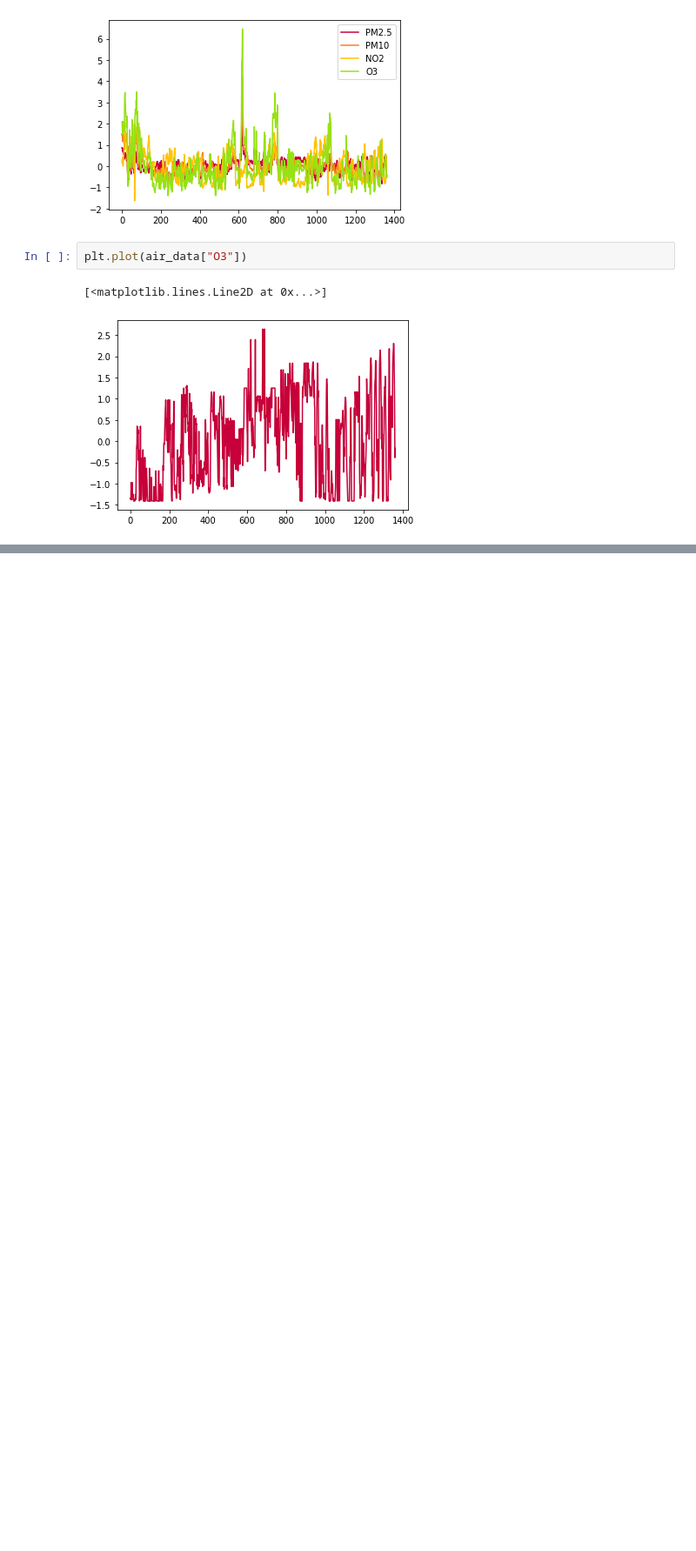
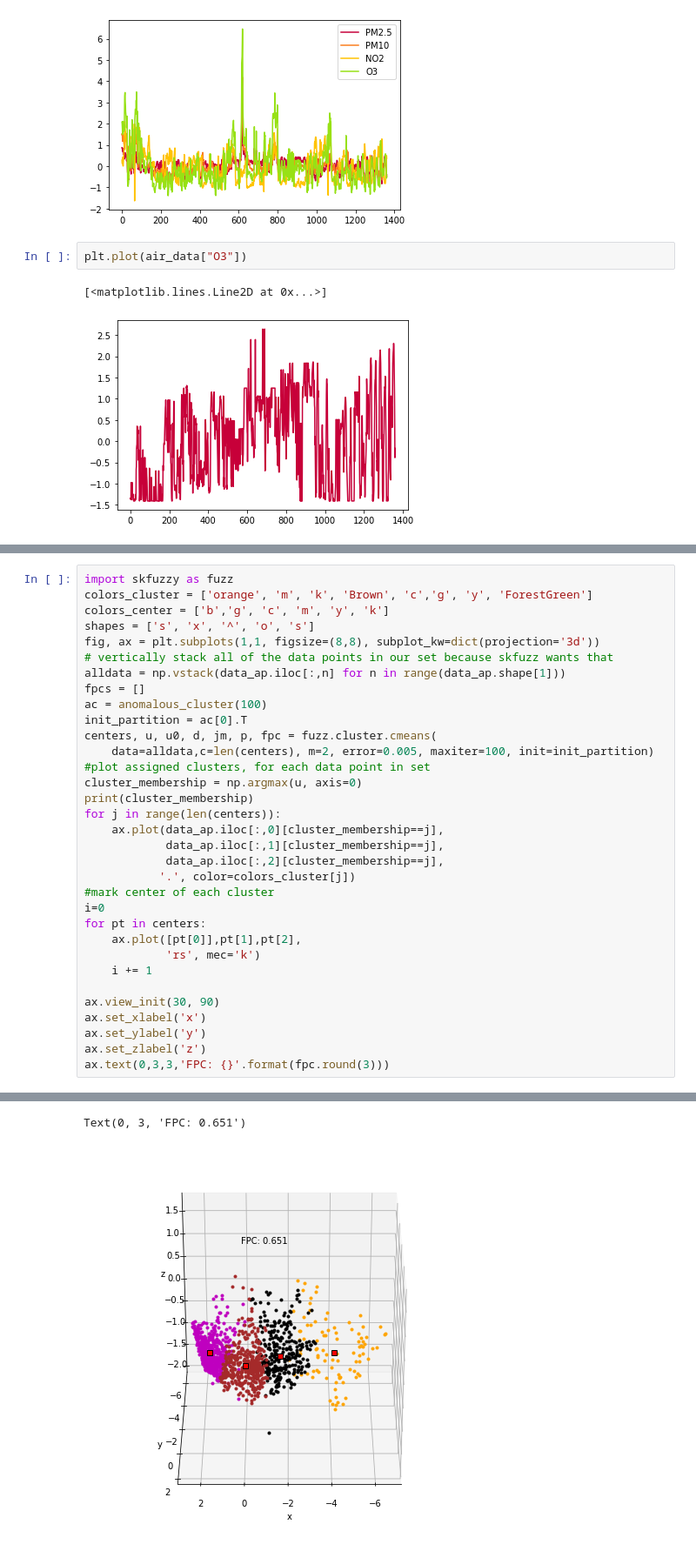
Before and after one commit to oranium/datamining, a Jupyter notebook: PAD_Project_SVD.ipynb, the cells around one changed output, grey strips where cells are left out. Shown at 87% size. Cells and saved outputs as stored; diff of their text form; blank space fills up the shorter version.

```diff
--- a/PAD_Project_SVD.ipynb
+++ b/PAD_Project_SVD.ipynb
@@ -319,0 +650,34 @@ plt.plot(air_data["O3"])
+# %%
+import skfuzzy as fuzz
+colors_cluster = ['orange', 'm', 'k', 'Brown', 'c','g', 'y', 'ForestGreen']
+colors_center = ['b','g', 'c', 'm', 'y', 'k']
+shapes = ['s', 'x', '^', 'o', 's']
+fig, ax = plt.subplots(1,1, figsize=(8,8), subplot_kw=dict(projection='3d'))
+# vertically stack all of the data points in our set because skfuzz wants that
+alldata = np.vstack(data_ap.iloc[:,n] for n in range(data_ap.shape[1]))
+fpcs = []
+ac = anomalous_cluster(100)
+init_partition = ac[0].T
+centers, u, u0, d, jm, p, fpc = fuzz.cluster.cmeans(
+    data=alldata,c=len(centers), m=2, error=0.005, maxiter=100, init=init_partition)
+#plot assigned clusters, for each data point in set
+cluster_membership = np.argmax(u, axis=0)
+print(cluster_membership)
+for j in range(len(centers)):
+    ax.plot(data_ap.iloc[:,0][cluster_membership==j],
+            data_ap.iloc[:,1][cluster_membership==j],
+            data_ap.iloc[:,2][cluster_membership==j],
+           '.', color=colors_cluster[j])
+#mark center of each cluster
+i=0
+for pt in centers:
+    ax.plot([pt[0]],pt[1],pt[2],
+            'rs', mec='k')
+    i += 1
+
+ax.view_init(30, 90)
+ax.set_xlabel('x')
+ax.set_ylabel('y')
+ax.set_zlabel('z')
+ax.text(0,3,3,'FPC: {}'.format(fpc.round(3)))
+# %% [output]
@@ -319,0 +692,2 @@ plt.plot(air_data["O3"])
+Text(0, 3, 'FPC: 0.651')
+[figure, added]
```
Also changed, not shown: parts of 19 cells of this notebook.
